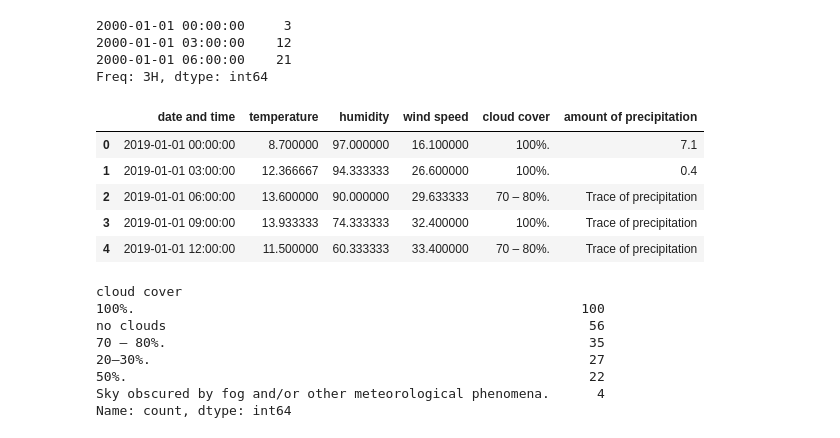
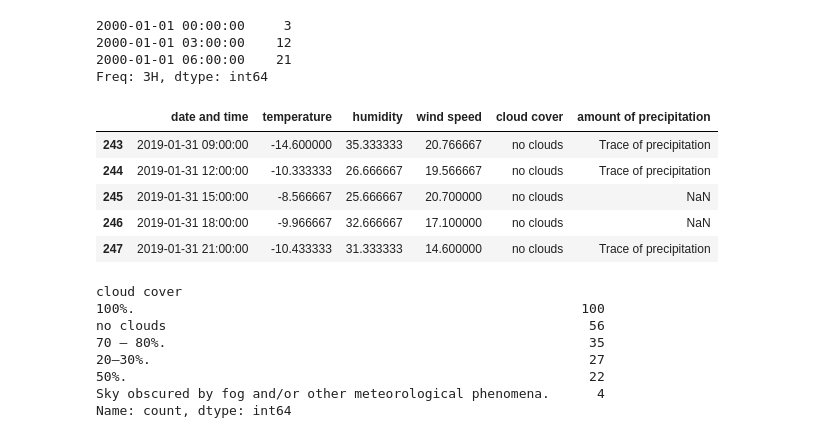
Before and after one commit to getpeped/Projects, a Jupyter notebook: yellow_taxi_trip_records/module3.ipynb, the cells around one changed output. Cells and saved outputs as stored; diff of their text form; code cells hidden in the pictures.

```diff
--- a/yellow_taxi_trip_records/module3.ipynb
+++ b/yellow_taxi_trip_records/module3.ipynb
@@ -225,14 +225,18 @@ Freq: 3H, dtype: int64
 # %%
 # The source file has been modified to present how to deal with missing values, strings, etc
 nyc_weather = pd.read_csv('data/nyc_weather_missing_values.csv')
+
+# if there are NaN values at the beggining and end of DataFrame it would be not possible to use .interpolate()
+# use .fillna(method='ffill', 'bfill') instead
 nyc_weather.head()
+nyc_weather.tail()
 # %% [output]
 |  | date and time | temperature | humidity | wind speed | cloud cover | amount of precipitation |
-| 0 | 2019-01-01 00:00:00 | 8.700000 | 97.000000 | 16.100000 | 100%. | 7.1 |
-| 1 | 2019-01-01 03:00:00 | 12.366667 | 94.333333 | 26.600000 | 100%. | 0.4 |
-| 2 | 2019-01-01 06:00:00 | 13.600000 | 90.000000 | 29.633333 | 70 – 80%. | Trace of precipitation |
-| 3 | 2019-01-01 09:00:00 | 13.933333 | 74.333333 | 32.400000 | 100%. | Trace of precipitation |
-| 4 | 2019-01-01 12:00:00 | 11.500000 | 60.333333 | 33.400000 | 70 – 80%. | Trace of precipitation |
+| 243 | 2019-01-31 09:00:00 | -14.600000 | 35.333333 | 20.766667 | no clouds | Trace of precipitation |
+| 244 | 2019-01-31 12:00:00 | -10.333333 | 26.666667 | 19.566667 | no clouds | Trace of precipitation |
+| 245 | 2019-01-31 15:00:00 | -8.566667 | 25.666667 | 20.700000 | no clouds | NaN |
+| 246 | 2019-01-31 18:00:00 | -9.966667 | 32.666667 | 17.100000 | no clouds | NaN |
+| 247 | 2019-01-31 21:00:00 | -10.433333 | 31.333333 | 14.600000 | no clouds | Trace of precipitation |
 # %%
 nyc_weather['cloud cover'].value_counts()
 # %% [output]
```
Also changed, not shown: parts of 7 cells of this notebook.
